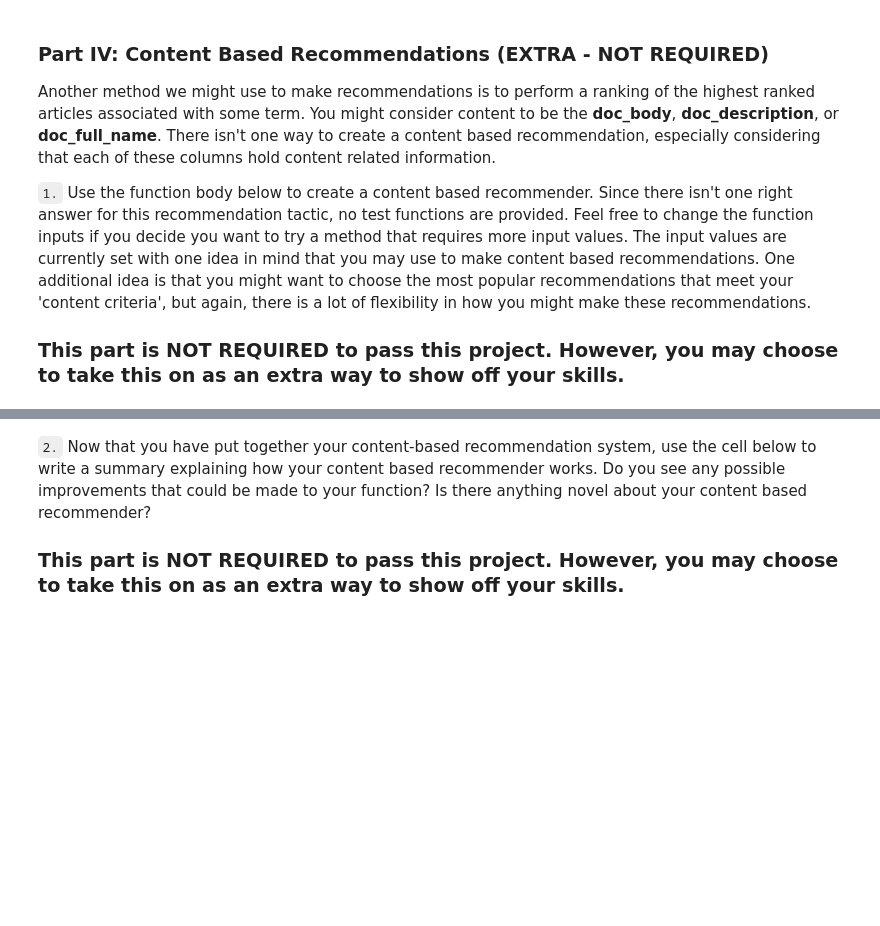
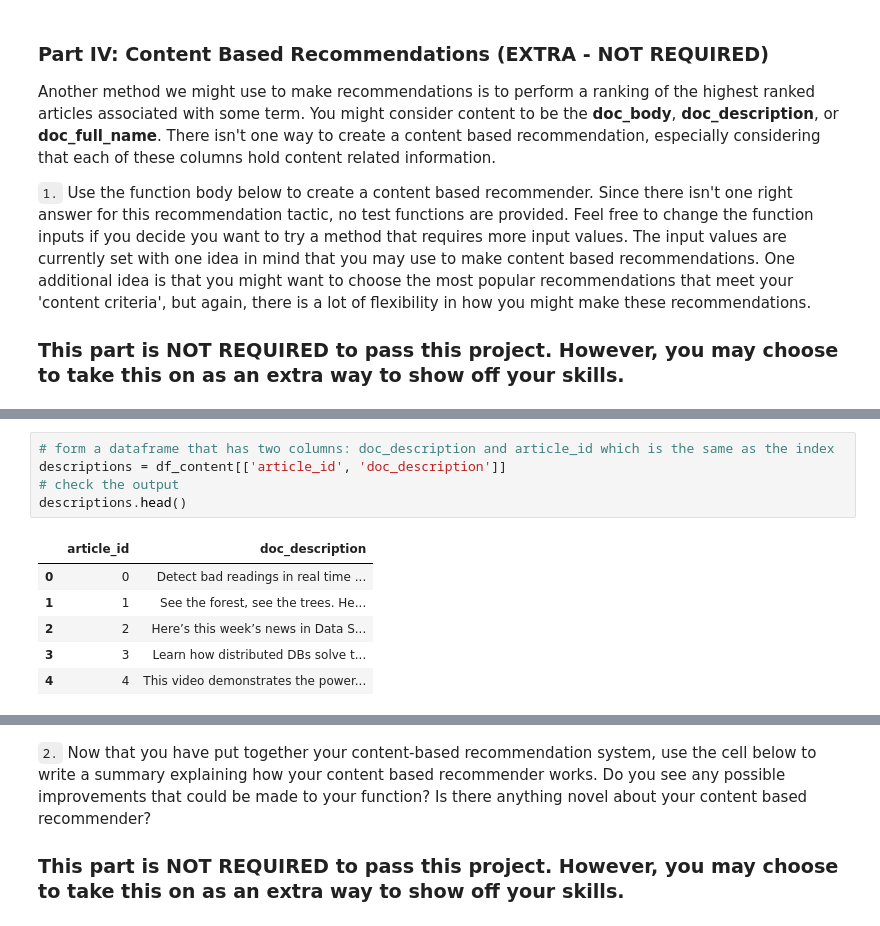
Before and after one commit to SolanaO/Recommendation_Systems, a Jupyter notebook: Recommendations_with_IBM.ipynb, the cells around one changed output, grey strips where cells are left out. Drawn from its saved outputs; the diff is of its cells as text; blank space fills up the shorter version.

```diff
--- a/Recommendations_with_IBM.ipynb
+++ b/Recommendations_with_IBM.ipynb
@@ -907,0 +953,12 @@ def make_content_recs():
+# %%
+# form a dataframe that has two columns: doc_description and article_id which is the same as the index
+descriptions = df_content[['article_id', 'doc_description']]
+# check the output
+descriptions.head()
+# %% [output]
+|  | article_id | doc_description |
+| 0 | 0 | Detect bad readings in real time ... |
+| 1 | 1 | See the forest, see the trees. He... |
+| 2 | 2 | Here’s this week’s news in Data S... |
+| 3 | 3 | Learn how distributed DBs solve t... |
+| 4 | 4 | This video demonstrates the power... |
```
Also changed, not shown: parts of 42 cells of this notebook.
